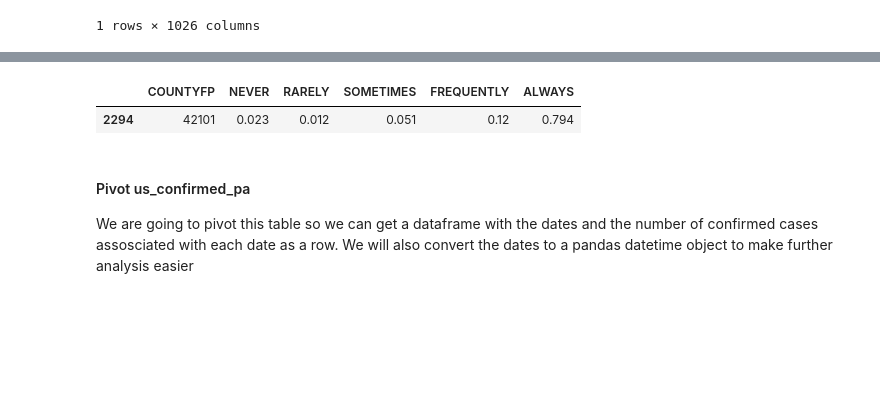
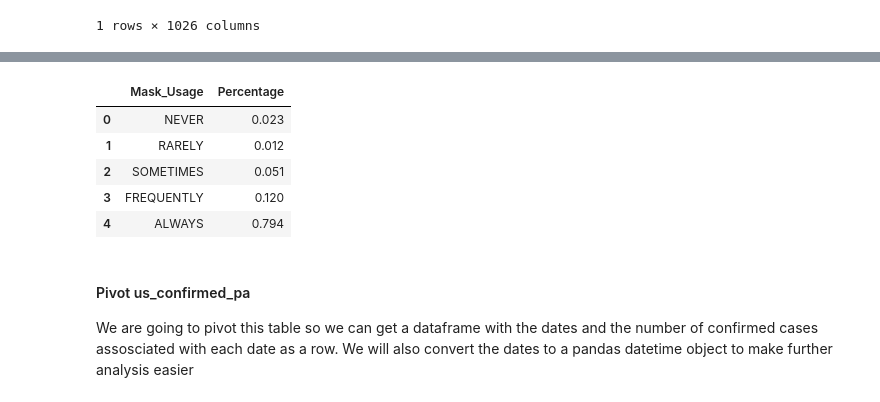
Before and after one commit to tejukandula9/data-512-project_part1, a Jupyter notebook: DATA512 Project Part 1.ipynb, the cells around one changed output, grey strips where cells are left out. Saved outputs shown, nothing was run; the diff lists cells and outputs as text; code cells hidden in the pictures; blank space fills up the shorter version.

```diff
--- a/DATA512 Project Part 1.ipynb
+++ b/DATA512 Project Part 1.ipynb
@@ -80,10 +93,16 @@ mask_mandates_pa.head()
 | 610264 | PA | Philadelphia County | 42 | 101 | 2020-04-14 | 2 | NaN | ... |
 # %%
 # COUNTYFP is 42101 as found in the FIPS columns in the above datasets
-mask_compliance[mask_compliance['COUNTYFP'] == 42101]
+mask_compliance_pa = mask_compliance[mask_compliance['COUNTYFP'] == 42101][["NEVER", 'RARELY', 'SOMETIMES', 'FREQUENTLY', 'ALWAYS']]
+mask_compliance_pa = pd.melt(mask_compliance_pa, var_name = "Mask_Usage", value_name = "Percentage")
+mask_compliance_pa
 # %% [output]
-|  | COUNTYFP | NEVER | RARELY | SOMETIMES | FREQUENTLY | ALWAYS |
-| 2294 | 42101 | 0.023 | 0.012 | 0.051 | 0.12 | 0.794 |
+|  | Mask_Usage | Percentage |
+| 0 | NEVER | 0.023 |
+| 1 | RARELY | 0.012 |
+| 2 | SOMETIMES | 0.051 |
+| 3 | FREQUENTLY | 0.120 |
+| 4 | ALWAYS | 0.794 |
 # %% [markdown]
 #### Pivot us_confirmed_pa
 We are going to pivot this table so we can get a dataframe with the dates and the number of confirmed cases assosciated with each date as a row. We will also convert the dates to a pandas datetime object to make further analysis easier
```
Also changed, not shown: parts of 11 cells of this notebook, 2 other files.
